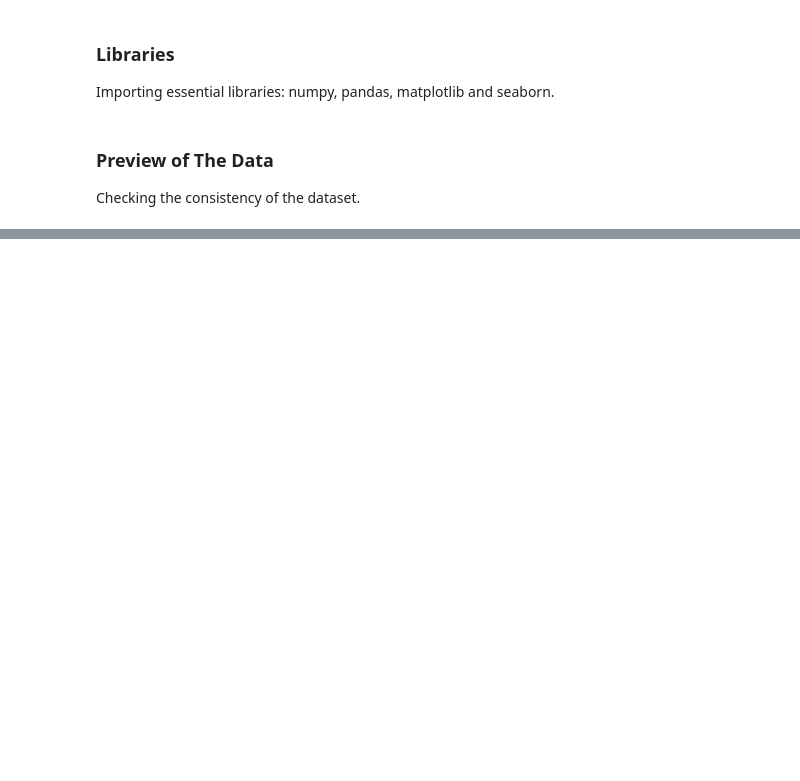
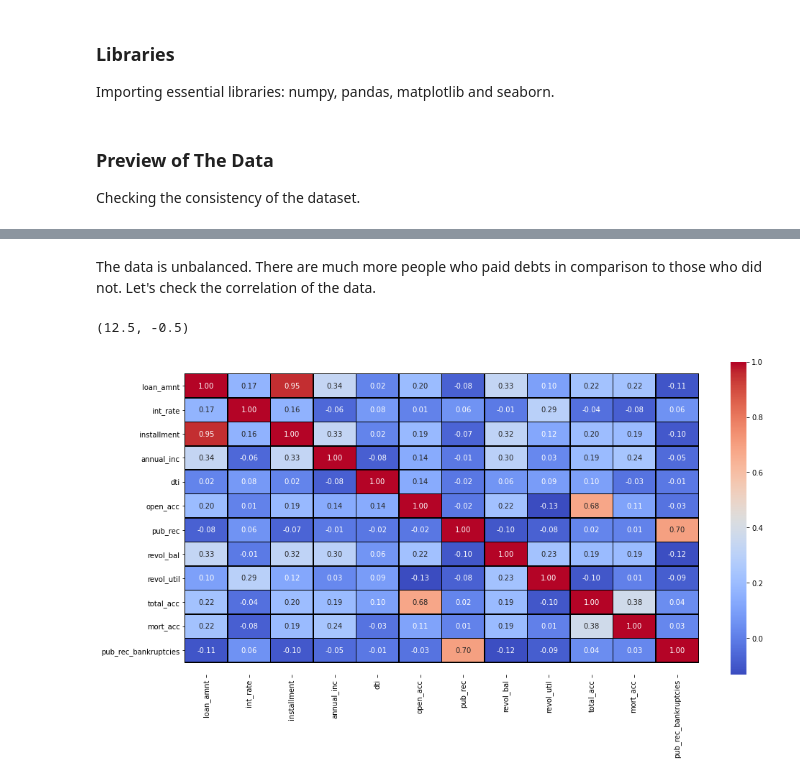
Before and after one commit to islazykv/data-science, a Jupyter notebook: machine-learning/general/loans.ipynb, the cells around one changed output, grey strips where cells are left out. Cells and saved outputs as stored; diff of their text form; code cells hidden in the pictures; blank space fills up the shorter version.

```diff
--- a/machine-learning/general/loans.ipynb
+++ b/machine-learning/general/loans.ipynb
@@ -49,0 +139,9 @@ Checking the consistency of the dataset.
+# %% [markdown]
+The data is unbalanced. There are much more people who paid debts in comparison to those who did not. Let's check the correlation of the data.
+# %%
+ax = sns.heatmap(data = df.corr(), annot = True, cmap = 'coolwarm', linewidth = 0.5, linecolor = 'black', fmt = '.2f')
+bottom, top = ax.get_ylim()
+ax.set_ylim(bottom + 0.5, top - 0.5)
+# %% [output]
+(12.5, -0.5)
+[figure, added]
```
Also changed, not shown: parts of 56 cells of this notebook, 2 other files.
